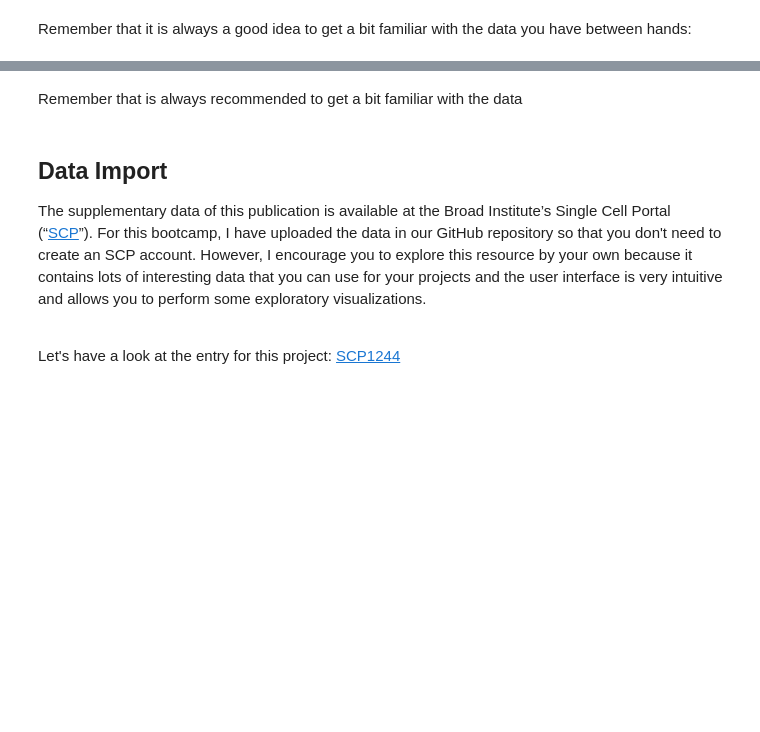
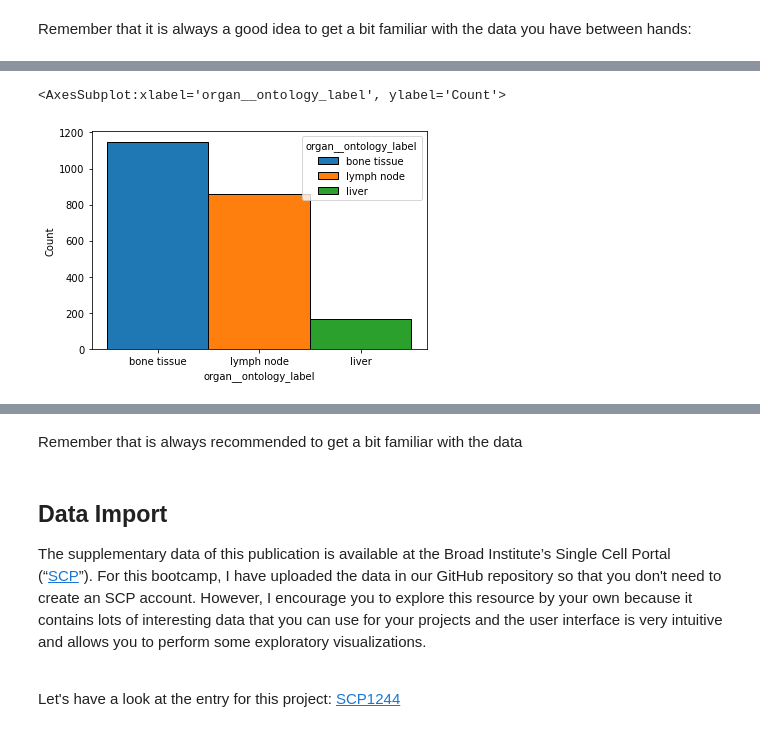
Before and after one commit to sarahroyle/MMRES-python-bootcamp2022, a Jupyter notebook: 06_Seaborn.ipynb, the cells around one changed output, grey strips where cells are left out. Saved outputs shown, nothing was run; the diff lists cells and outputs as text; code cells hidden in the pictures; blank space fills up the shorter version.

```diff
--- a/06_Seaborn.ipynb
+++ b/06_Seaborn.ipynb
@@ -78,0 +147,6 @@ df_metadata.nunique()
+# %%
+# ... raise alpha (opacity) to maximum
+sns.histplot(data=df_metadata, x='organ__ontology_label', hue='organ__ontology_label', alpha=1)
+# %% [output]
+<AxesSubplot:xlabel='organ__ontology_label', ylabel='Count'>
+[figure, added]
```
Also changed, not shown: parts of 81 cells of this notebook.
